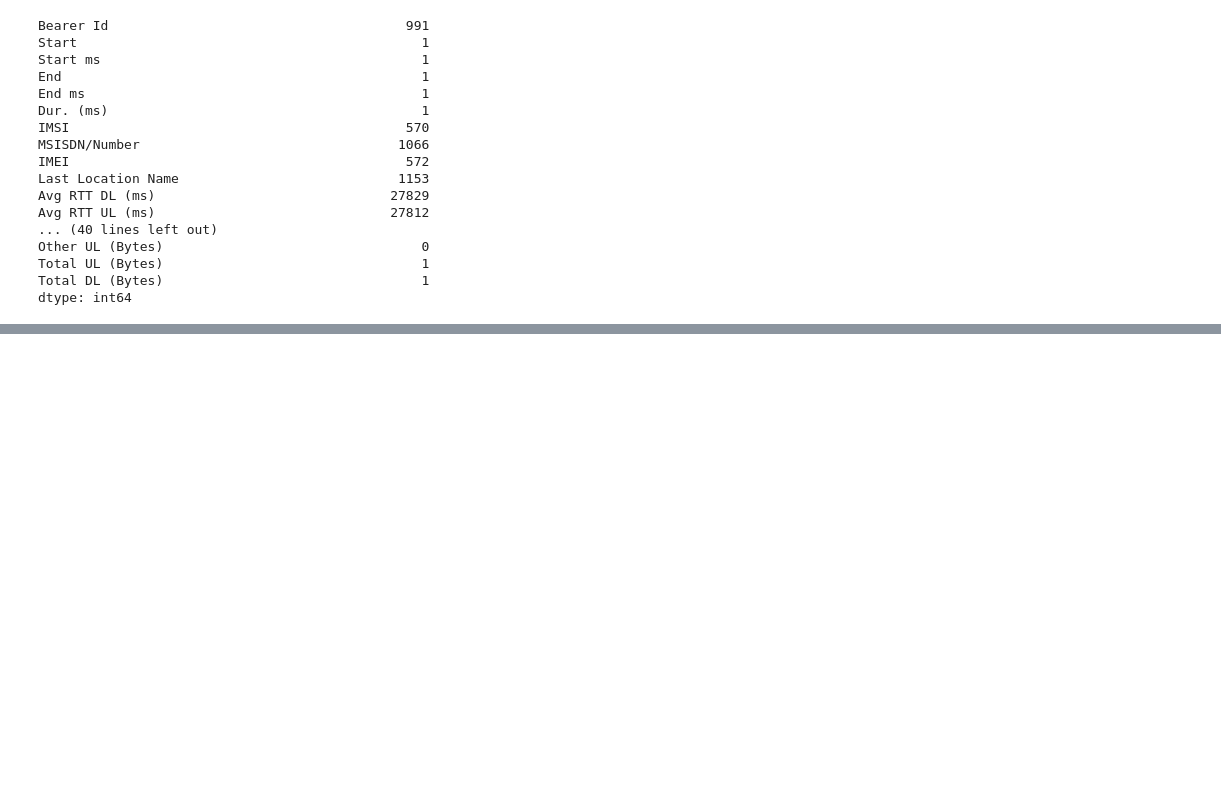
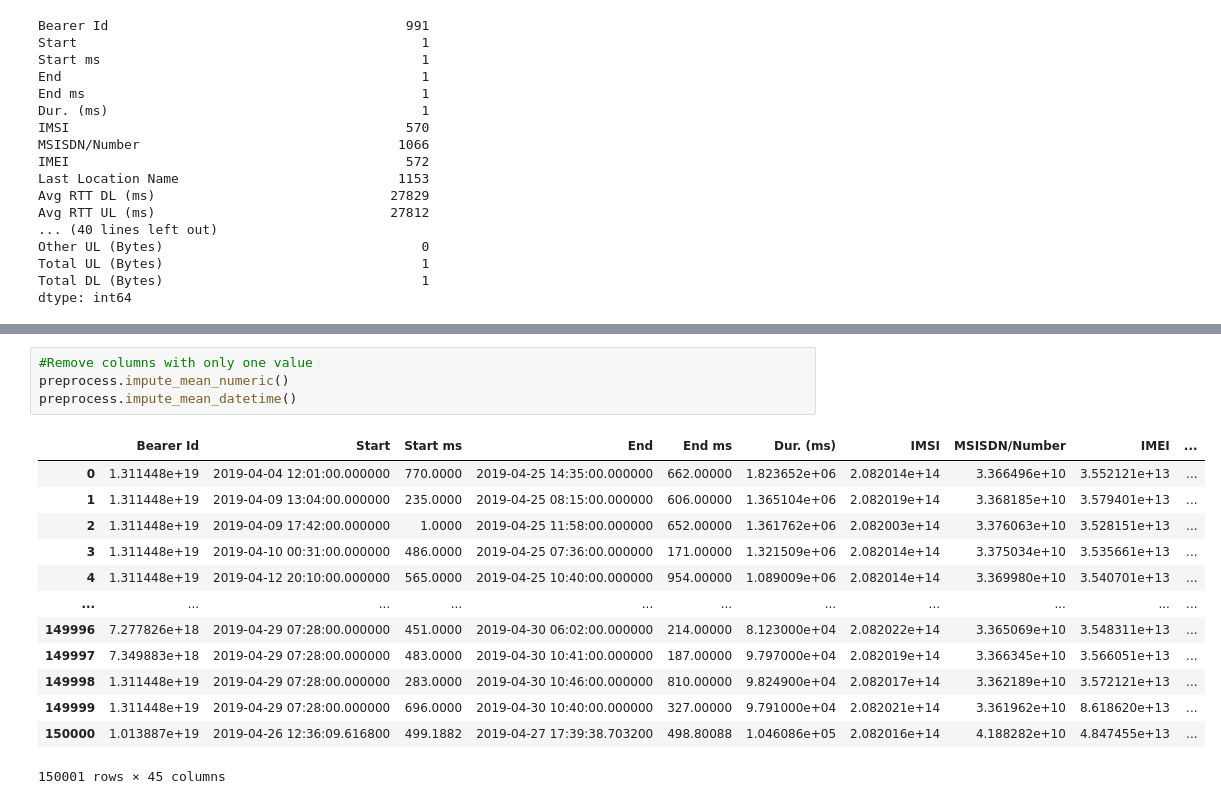
Before and after one commit to Basi10/Telecom-Data-Analysis, a Jupyter notebook: notebooks/preprocess.ipynb, the cells around one changed output, grey strips where cells are left out. Cells and saved outputs as stored; diff of their text form; blank space fills up the shorter version.

```diff
--- a/notebooks/preprocess.ipynb
+++ b/notebooks/preprocess.ipynb
@@ -129,0 +132,18 @@ df
+# %%
+#Remove columns with only one value
+preprocess.impute_mean_numeric()
+preprocess.impute_mean_datetime()
+# %% [output]
+|  | Bearer Id | Start | Start ms | End | End ms | Dur. (ms) | IMSI | MSISDN/Number | IMEI | ... |
+| 0 | 1.311448e+19 | 2019-04-04 12:01:00.000000 | 770.0000 | 2019-04-25 14:35:00.000000 | 662.00000 | 1.823652e+06 | 2.082014e+14 | 3.366496e+10 | 3.552121e+13 | ... |
+| 1 | 1.311448e+19 | 2019-04-09 13:04:00.000000 | 235.0000 | 2019-04-25 08:15:00.000000 | 606.00000 | 1.365104e+06 | 2.082019e+14 | 3.368185e+10 | 3.579401e+13 | ... |
+| 2 | 1.311448e+19 | 2019-04-09 17:42:00.000000 | 1.0000 | 2019-04-25 11:58:00.000000 | 652.00000 | 1.361762e+06 | 2.082003e+14 | 3.376063e+10 | 3.528151e+13 | ... |
+| 3 | 1.311448e+19 | 2019-04-10 00:31:00.000000 | 486.0000 | 2019-04-25 07:36:00.000000 | 171.00000 | 1.321509e+06 | 2.082014e+14 | 3.375034e+10 | 3.535661e+13 | ... |
+| 4 | 1.311448e+19 | 2019-04-12 20:10:00.000000 | 565.0000 | 2019-04-25 10:40:00.000000 | 954.00000 | 1.089009e+06 | 2.082014e+14 | 3.369980e+10 | 3.540701e+13 | ... |
+| ... | ... | ... | ... | ... | ... | ... | ... | ... | ... | ... |
+| 149996 | 7.277826e+18 | 2019-04-29 07:28:00.000000 | 451.0000 | 2019-04-30 06:02:00.000000 | 214.00000 | 8.123000e+04 | 2.082022e+14 | 3.365069e+10 | 3.548311e+13 | ... |
+| 149997 | 7.349883e+18 | 2019-04-29 07:28:00.000000 | 483.0000 | 2019-04-30 10:41:00.000000 | 187.00000 | 9.797000e+04 | 2.082019e+14 | 3.366345e+10 | 3.566051e+13 | ... |
+| 149998 | 1.311448e+19 | 2019-04-29 07:28:00.000000 | 283.0000 | 2019-04-30 10:46:00.000000 | 810.00000 | 9.824900e+04 | 2.082017e+14 | 3.362189e+10 | 3.572121e+13 | ... |
+| 149999 | 1.311448e+19 | 2019-04-29 07:28:00.000000 | 696.0000 | 2019-04-30 10:40:00.000000 | 327.00000 | 9.791000e+04 | 2.082021e+14 | 3.361962e+10 | 8.618620e+13 | ... |
+| 150000 | 1.013887e+19 | 2019-04-26 12:36:09.616800 | 499.1882 | 2019-04-27 17:39:38.703200 | 498.80088 | 1.046086e+05 | 2.082016e+14 | 4.188282e+10 | 4.847455e+13 | ... |
+150001 rows × 45 columns
```
Also changed, not shown: parts of 13 cells of this notebook.
